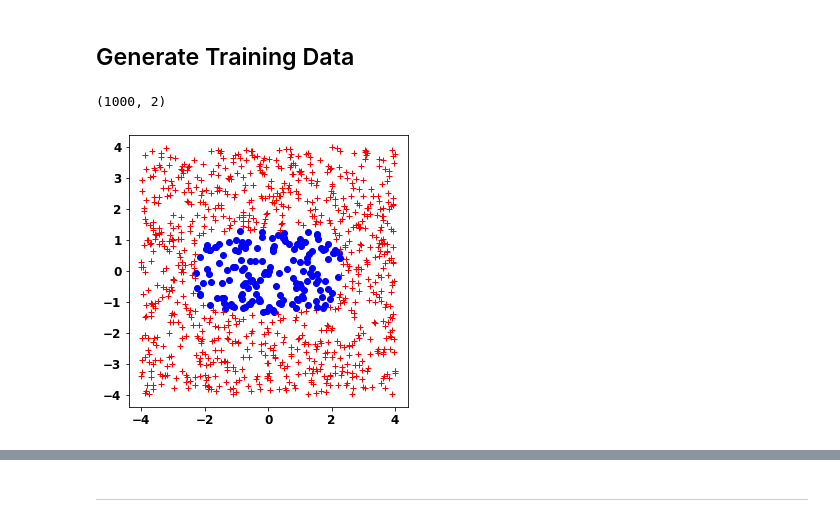
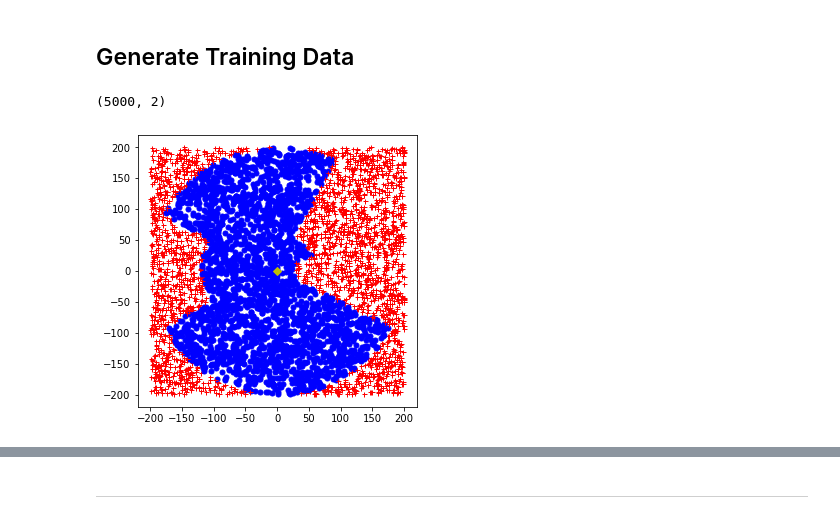
Before and after one commit to spkell/DFEST-Explainability, a Jupyter notebook: Synthetic-GDFEST.ipynb, the cells around one changed output, grey strips where cells are left out. Drawn from its saved outputs; the diff is of its cells as text; code cells hidden in the pictures.

Commit message:
Implemented GT model for arbitrary dimensions

```diff
--- a/Synthetic-GDFEST.ipynb
+++ b/Synthetic-GDFEST.ipynb
@@ -46,31 +49,57 @@ query_synth_model(source_node)
+# %%
+#Non-linear example of synethetic model
+def query_synth_model(ground_truth_importance, source_node, query_node):
+
+    #Determine cluster of query_node
+    solution_clusters, full_cluster = cluster_feat_int(source_node, query_node, {}, feat_scaler, 1)
+    cluster = tuple(list(solution_clusters.keys())[0])
+    relative_position = query_node.position - source_node.position
+
+    # create n feature hyper-arc specific to cluster
+    distance = 0
+    for term in relative_position:
+        distance += abs(term) ** 2
+    distance = distance ** 0.5
+
+    if cluster in ground_truth_importance.keys():
+        decision_threshold = ground_truth_importance[cluster]
+    else:
+        default_index = tuple(np.zeros(len(relative_position)))
+        decision_threshold = ground_truth_importance[default_index]
+
+    if distance < decision_threshold:
+        return 0
+    else:
+        return 1
 # %% [markdown]
 Generate Training Data
 -
 # %%
 #Create "training data" to use for calculating feat_ranges to infer search step sizes
 fig, ax = plt.subplots(figsize = (5, 5))
 #plt.ylim(-2,2)
 #plt.xlim(-2,2)
 
-nfeats = 2
-dense_features = np.arange(nfeats)
+feat_range = feat_ranges[0]
+nfeats = len(source_node.position)
 data = []
 labels = []
-nsamp = 1000
+nsamp = 5000
 for _ in range(nsamp):
-    point = np.random.uniform(low=-4, high=4, size=(nfeats,))
-    node = Node(point, None)
-    rec = query_synth_model(node)
+    point = np.random.uniform(low=-1*feat_range, high=feat_range, size=(nfeats,))
+    query_node = Node(point, None)
+    rec = query_synth_model(ground_truth_importance, source_node, query_node)
     data.append(point)
     labels.append(rec)
 
-    if rec == 1:
-        plt.plot(point[0],point[1],'bo')
+    if rec == 0:
+        plt.plot(point[0],point[1],'bo',markersize=5)
     else:
-        plt.plot(point[0],point[1],'r+')
+        plt.plot(point[0],point[1],'r+',markersize=5)
 
+plt.plot(source_node.position[0],source_node.position[1],'yD',markersize=5)
 data = pd.DataFrame(data)
 data.shape
 # %% [output]
-(1000, 2)
+(5000, 2)
-[figure, old version]
+[figure, new version]
```
Also changed, not shown: parts of 25 cells of this notebook.
